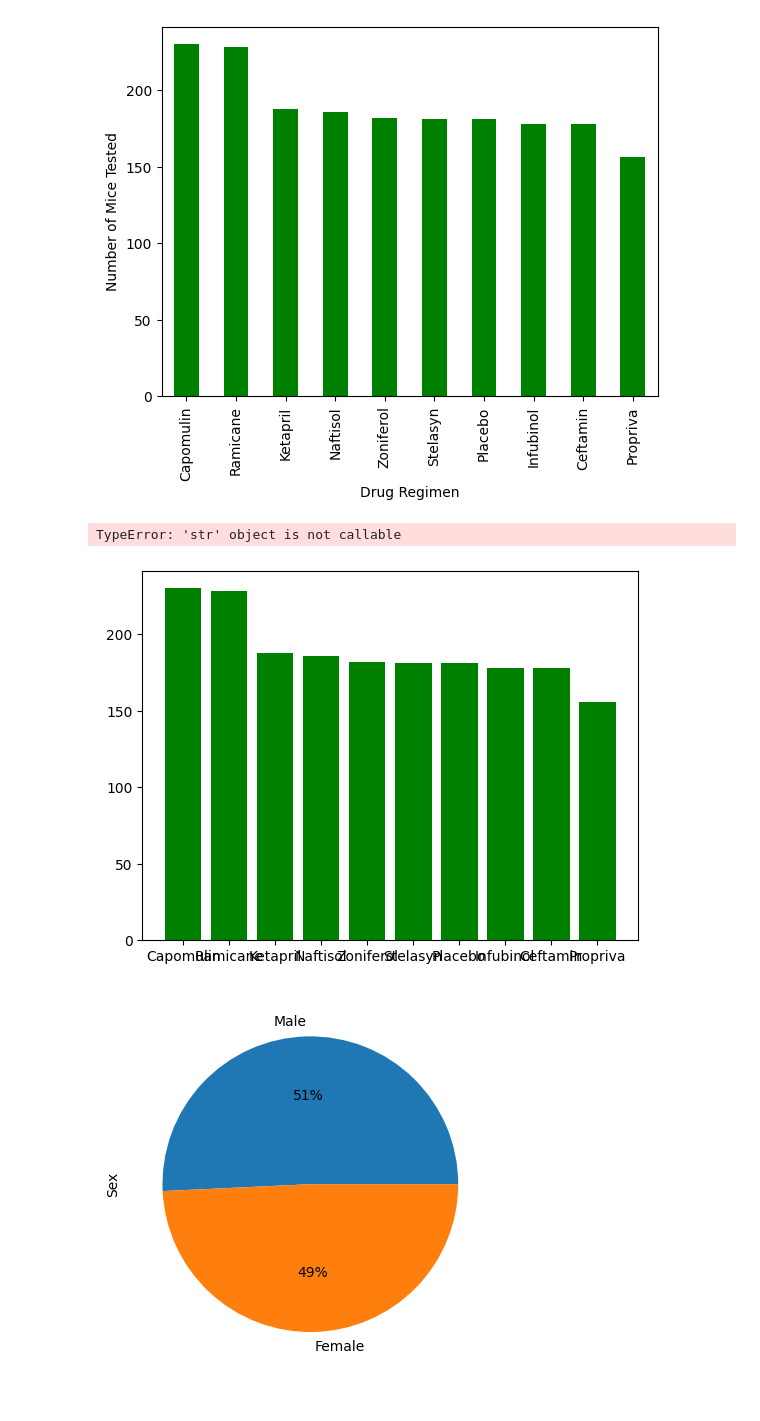
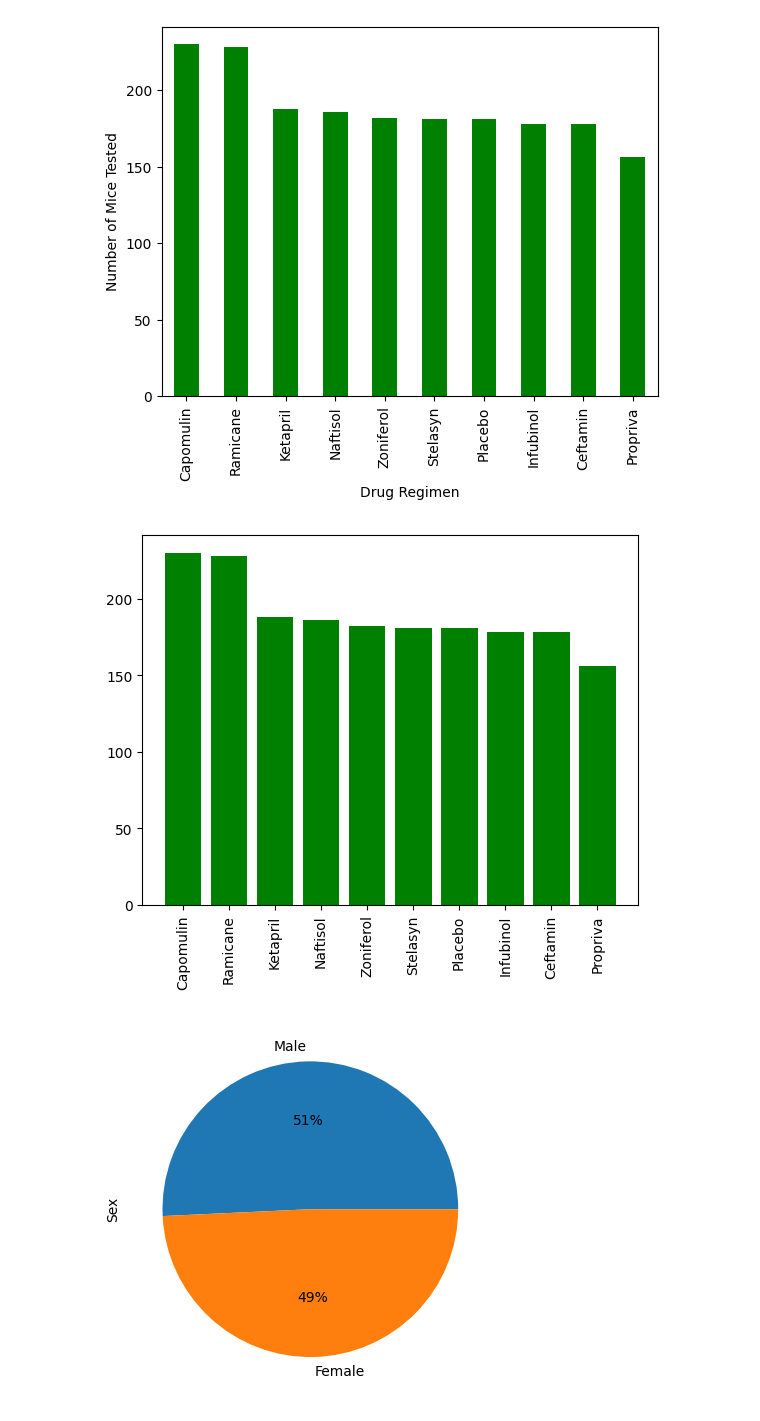
Before and after one commit to ctetreault13/Module-5-Matplotlib-visualizations, a Jupyter notebook: Pymaceuticals/pymaceuticals_starter.ipynb, the cells around one changed output. Cells and saved outputs as stored; diff of their text form; code cells hidden in the pictures.

```diff
--- a/Pymaceuticals/pymaceuticals_starter.ipynb
+++ b/Pymaceuticals/pymaceuticals_starter.ipynb
@@ -156,16 +162,15 @@ mice_per_drug.plot(kind="bar", color="g", xlabel="Drug Regimen", ylabel="Number
 # %%
 # Generate a bar plot showing the total number of rows (Mouse ID/Timepoints) for each drug regimen using pyplot.
 drugs = mice_per_drug.index.values
 count = mice_per_drug.values
 
 plt.bar(drugs, count, color="g", align="center")
-plt.xlabel('Drug Regimen')
-plt.ylabel('Number of Mice Tested')
+plt.xlabel=("Drug Regimen")
+plt.ylabel=("Number of Mice Tested")
 plt.xticks(rotation=90)
 plt.show()
 # %% [output]
-TypeError: 'str' object is not callable
-[figure, old version]
+[figure, new version]
 # %%
 # Generate a pie plot showing the distribution of female versus male mice using Pandas
 male_v_female = clean_data["Sex"].value_counts()
```
Also changed, not shown: parts of 9 cells of this notebook, 1 other file.
